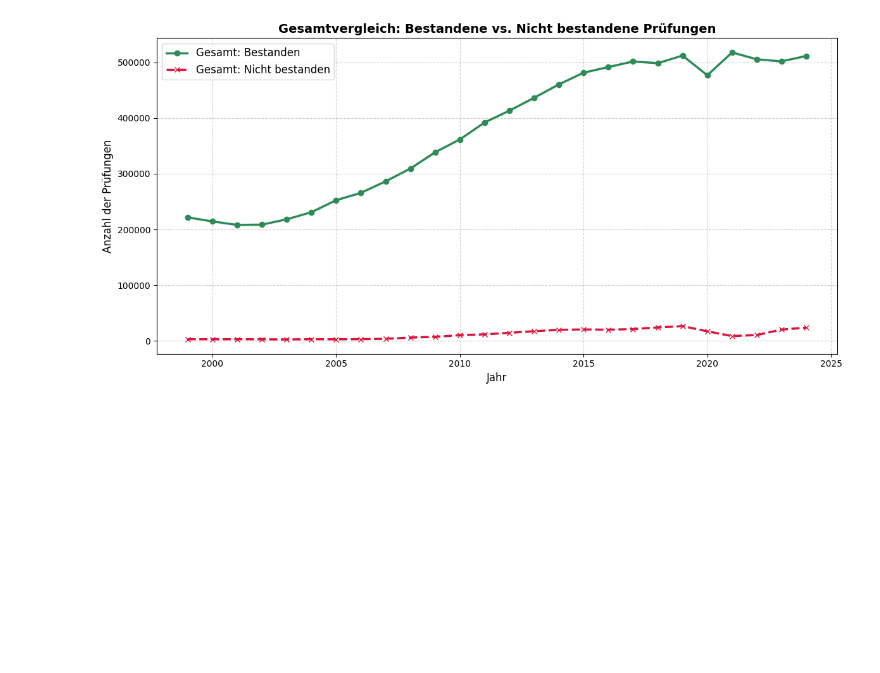
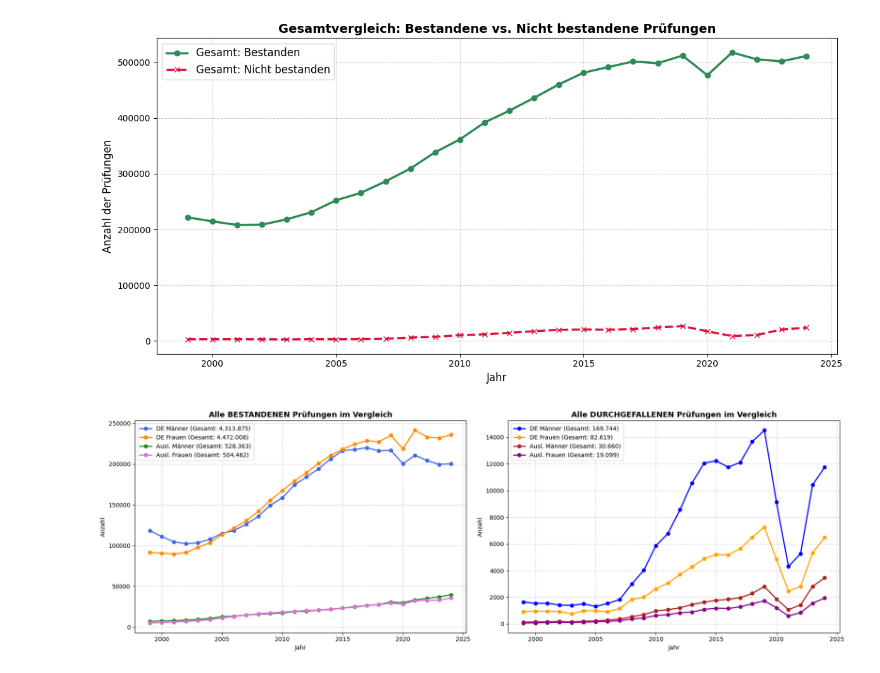
Before and after one commit to Johannesdesta/hochschul-data-analysis, a Jupyter notebook: test3.ipynb, the cells around one changed output. Saved outputs shown, nothing was run; the diff lists cells and outputs as text; code cells hidden in the pictures; blank space fills up the shorter version.

Commit message:
new plot

```diff
--- a/test3.ipynb
+++ b/test3.ipynb
@@ -393,3 +393,71 @@ plt.tight_layout()
 plt.show()
 # %% [output]
 [figure]
+# %%
+import pandas as pd
+import matplotlib.pyplot as plt
+
+# 1. Daten einlesen mit Semikolon als Trennzeichen
+df = pd.read_csv(input_data, sep=";")
+df.columns = df.columns.str.strip()
+
+# 2. Jahre und Daten extrahieren
+years = df.iloc[2:, 0]
+
+# --- BESTANDEN ---
+passed_de_men = df.iloc[2:, 1].astype(int)
+passed_de_women = df.iloc[2:, 5].astype(int)
+passed_frgn_men = df.iloc[2:, 9].astype(int)
+passed_frgn_women = df.iloc[2:, 13].astype(int)
+
+# --- NICHT BESTANDEN ---
+failed_de_men = df.iloc[2:, 3].astype(int)
+failed_de_women = df.iloc[2:, 7].astype(int)
+failed_frgn_men = df.iloc[2:, 11].astype(int)
+failed_frgn_women = df.iloc[2:, 15].astype(int)
+
+# 3. Diagramme erstellen
+fig, (ax1, ax2) = plt.subplots(1, 2, figsize=(18, 6))
+
+# --- PLOT 1: ALLE BESTANDENEN MIT GESAMTZAHL IN DER LEGENDE ---
+ax1.plot(years, passed_de_men, marker="o", color="royalblue", linewidth=2,
+         label=f"DE Männer (Gesamt: {passed_de_men.sum():,})".replace(",", "."))
+
+ax1.plot(years, passed_de_women, marker="o", color="darkorange", linewidth=2,
+         label=f"DE Frauen (Gesamt: {passed_de_women.sum():,})".replace(",", "."))
+
+ax1.plot(years, passed_frgn_men, marker="o", color="forestgreen", linewidth=2,
+         label=f"Ausl. Männer (Gesamt: {passed_frgn_men.sum():,})".replace(",", "."))
+
+ax1.plot(years, passed_frgn_women, marker="o", color="orchid", linewidth=2,
+         label=f"Ausl. Frauen (Gesamt: {passed_frgn_women.sum():,})".replace(",", "."))
+
+ax1.set_title("Alle BESTANDENEN Prüfungen im Vergleich", fontsize=13, fontweight='bold')
+ax1.set_xlabel("Jahr")
+ax1.set_ylabel("Anzahl")
+ax1.grid(True, linestyle="--", alpha=0.6)
+ax1.legend(fontsize=10, loc="upper left") # Zeigt die Legende mit den Summen an
+
+# --- PLOT 2: ALLE DURCHGEFALLENEN MIT GESAMTZAHL IN DER LEGENDE ---
+ax2.plot(years, failed_de_men, marker="o", color="blue", linewidth=2,
+         label=f"DE Männer (Gesamt: {failed_de_men.sum():,})".replace(",", "."))
+
+ax2.plot(years, failed_de_women, marker="o", color="orange", linewidth=2,
+         label=f"DE Frauen (Gesamt: {failed_de_women.sum():,})".replace(",", "."))
+
+ax2.plot(years, failed_frgn_men, marker="o", color="firebrick", linewidth=2,
+         label=f"Ausl. Männer (Gesamt: {failed_frgn_men.sum():,})".replace(",", "."))
+
+ax2.plot(years, failed_frgn_women, marker="o", color="darkmagenta", linewidth=2,
+         label=f"Ausl. Frauen (Gesamt: {failed_frgn_women.sum():,})".replace(",", "."))
+
+ax2.set_title("Alle DURCHGEFALLENEN Prüfungen im Vergleich", fontsize=13, fontweight='bold')
+ax2.set_xlabel("Jahr")
+ax2.set_ylabel("Anzahl")
+ax2.grid(True, linestyle="--", alpha=0.6)
+ax2.legend(fontsize=10, loc="upper left") # Zeigt die Legende mit den Summen an
+
+plt.tight_layout()
+plt.show()
+# %% [output]
+[figure, added]
```
